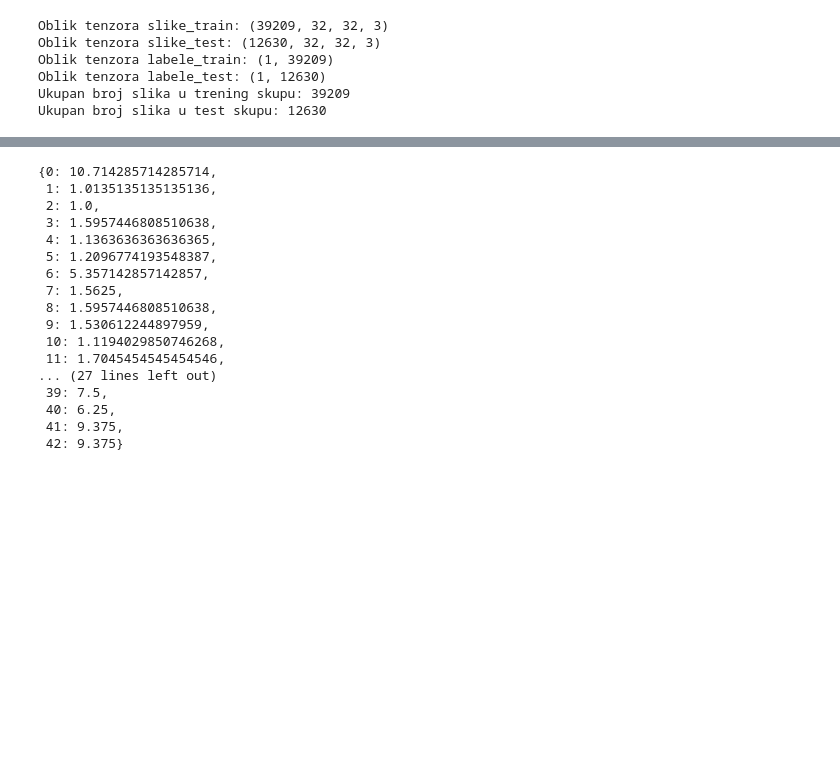
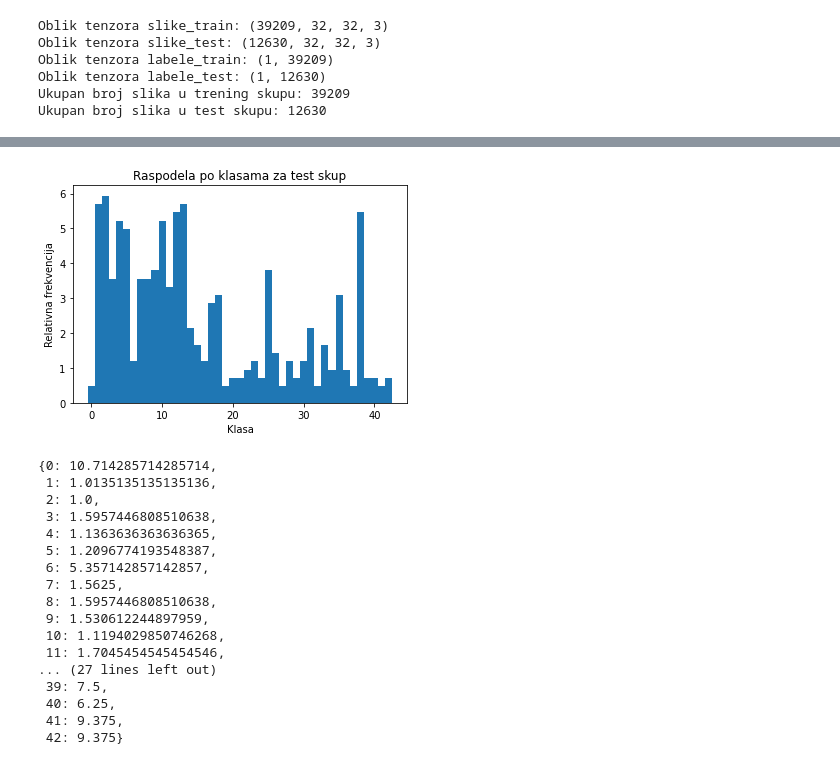
Before and after one commit to DaniloJ97/diplomski, a Jupyter notebook: Rezidualne.ipynb, the cells around one changed output, grey strips where cells are left out. Cells and saved outputs as stored; diff of their text form; code cells hidden in the pictures; blank space fills up the shorter version.

```diff
--- a/Rezidualne.ipynb
+++ b/Rezidualne.ipynb
@@ -146,3 +155,12 @@ tezine=vrati_tezine(counts)
+# %%
+unique_test,counts_test=np.unique(labele_test,return_counts=True)
+plt.bar(unique_test, counts_test/counts_test.sum()*100, 1)
+plt.title('Raspodela po klasama za test skup')
+plt.xlabel('Klasa')
+plt.ylabel('Relativna frekvencija')
+plt.show()
+# %% [output]
+[figure, added]
 # %%
 tezine
 # %% [output]
```
Also changed, not shown: parts of 10 cells of this notebook.
